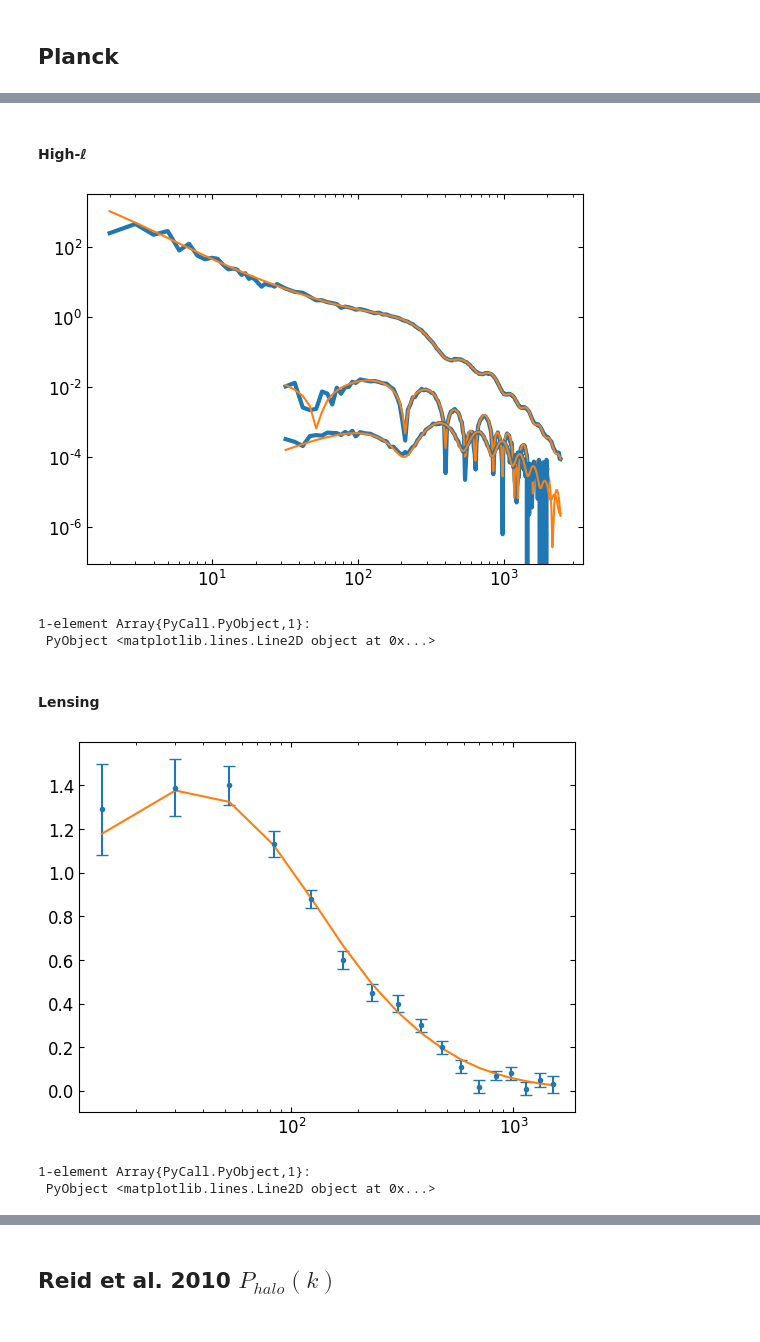
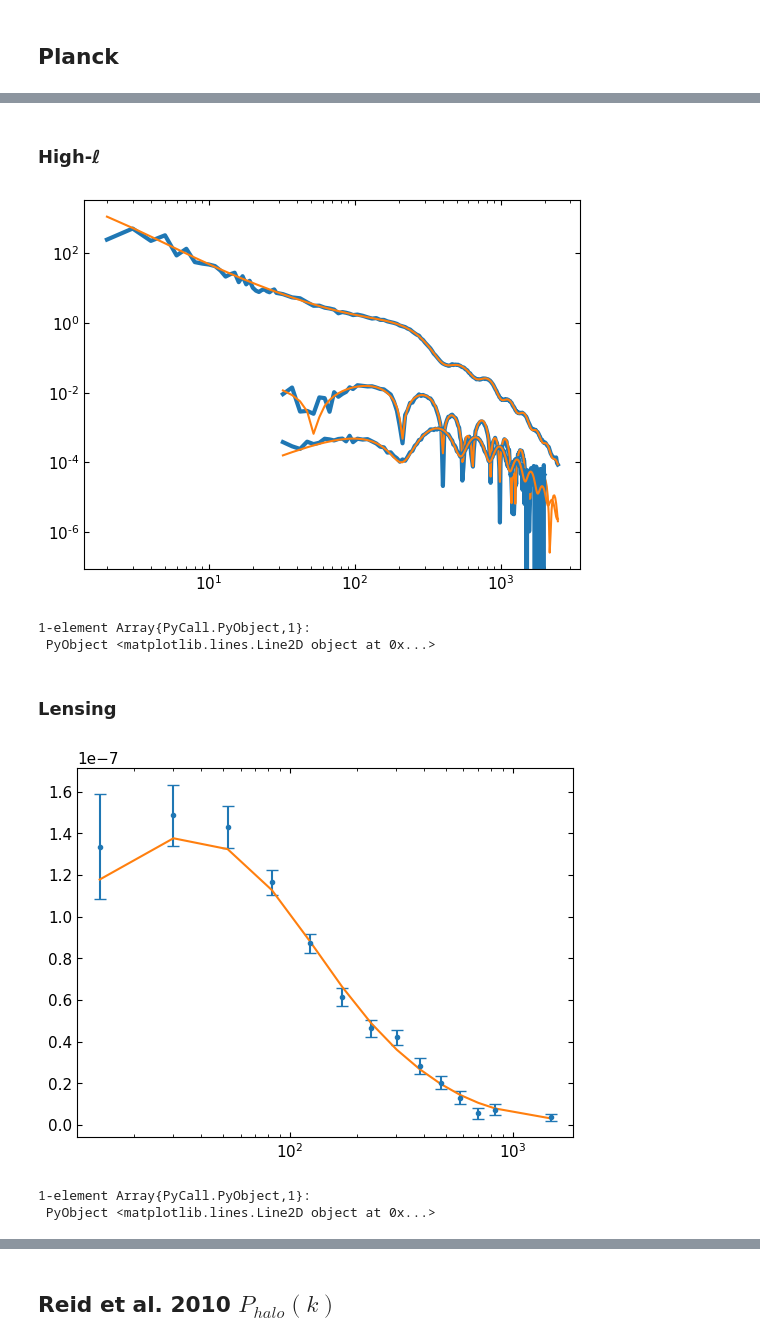
Before and after one commit to marius311/mpk_compilation, a Jupyter notebook: shared/tegfig.ipynb, the cells around one changed output, grey strips where cells are left out. Saved outputs shown, nothing was run; the diff lists cells and outputs as text; code cells hidden in the pictures.

```diff
--- a/shared/tegfig.ipynb
+++ b/shared/tegfig.ipynb
@@ -22,0 +52,8 @@ T₀  = 2.7255;
+# %%
+p = camb.set_params(
+    As=Aₛ, ns=nₛ, H0=H₀, ombh2=ωb, omch2=ωc, tau=τ, mnu=Σmν,
+    pivot_scalar=kₚ, AccuracyBoost=2, lSampleBoost=50, TCMB=T₀, redshifts=z, k_eta_fac=10, lmax=2600
+)
+r = camb.get_results(p)
+t = r[:get_cmb_transfer_data]()
+mt = r[:get_matter_transfer_data]();
@@ -22,0 +62,7 @@ T₀  = 2.7255;
+# %%
+ℓ = 1:2508
+toCℓ = @. 1/(ℓ*(ℓ+1)/(2π))
+CℓTT = @. 1e12*T₀^2 * r[:get_unlensed_scalar_cls](2508)[2:end,1] * toCℓ
+CℓEE = @. 1e12*T₀^2 * r[:get_unlensed_scalar_cls](2508)[2:end,2] * toCℓ
+CℓTE = @. 1e12*T₀^2 * r[:get_unlensed_scalar_cls](2508)[2:end,4] * toCℓ
+Cℓϕϕ = @. r[:get_lens_potential_cls](2508)[2:end,1] / ((ℓ*(ℓ+1))^2/(2π));
@@ -39,7 +141,0 @@ WARNING:root:accuracy parameters are changed globally, not yet per parameter set
-# %%
-ℓs = 1:2508
-toCℓ = @. 1/(ℓs*(ℓs+1)/(2π))
-CℓTT = @. 1e12*T₀^2 * r[:get_unlensed_scalar_cls](2508)[2:end,1] * toCℓ
-CℓEE = @. 1e12*T₀^2 * r[:get_unlensed_scalar_cls](2508)[2:end,2] * toCℓ
-CℓTE = @. 1e12*T₀^2 * r[:get_unlensed_scalar_cls](2508)[2:end,4] * toCℓ
-Cℓϕϕ = @. r[:get_lens_potential_cls](2508)[2:end,1] / ((ℓs*(ℓs+1))^2/(2π));
@@ -111,4 +147,4 @@ close(f)
 # %% [markdown]
-#### High-ℓ
+### High-ℓ
 # %%
 # the binning specification
@@ -142,31 +177,39 @@ B_planck_TT = [[zeros(1,28); eye(2507,28)] B_high]
 nbinsTT = size(B_planck_TT,2);
 nbinsEE = size(B_high,2);
 # %%
+let ℓ=1:2508
 #check we loaded everything right
-loglog((B_planck_TT'*ℓs), d_planck_TT, C="C0", lw=3)
-plot(B_planck_TT'*ℓs, B_planck_TT'*CℓTT,c="C1")
+loglog((B_planck_TT'*ℓ), d_planck_TT, C="C0", lw=3)
+plot(B_planck_TT'*ℓ, B_planck_TT'*CℓTT,c="C1")
 
-loglog((B_high'*ℓs)[1:199], abs.(d_high_TE), c="C0", lw=3)
-plot(B_high'*ℓs, B_high'*abs.(CℓTE),c="C1")
+loglog((B_high'*ℓ)[1:199], abs.(d_high_TE), c="C0", lw=3)
+plot(B_high'*ℓ, B_high'*abs.(CℓTE),c="C1")
 
-loglog((B_high'*ℓs)[1:199], d_high_EE, c="C0", lw=3)
-plot(B_high'*ℓs, B_high'*CℓEE,c="C1")
+loglog((B_high'*ℓ)[1:199], d_high_EE, c="C0", lw=3)
+plot(B_high'*ℓ, B_high'*CℓEE,c="C1")
+end
 # %% [output]
-[figure, old version]
+[figure, new version]
 1-element Array{PyCall.PyObject,1}:
  PyObject <matplotlib.lines.Line2D object at 0x...>
 # %% [markdown]
-#### Lensing
+### Lensing
 # %%
 d = readdlm("../dat/lensing_aggress.dat")[1:end-2,:];
 d_ϕϕ = d[:,3]
 Σ_ϕϕ = diagm(d[:,4].^2)
 blmin,blmax = Int.(d[:,1]), Int.(d[:,2])
 B_ϕϕ = hcat([(r=zeros(2508); r[lmin:lmax]=1/(lmax-lmin+1); r) for (lmin,lmax) in zip(blmin,blmax)]...);
+# %%
+d = readdlm("dat/planck_lensing_2017/smicadx12_Dec5_ftl_mv2_ndclpp_p_teb_agr2_bandpowers.dat")
+d_ϕϕ = d[:,5]
+Σ_ϕϕ = diagm(d[:,6].^2)
+blmin,blmax = Int.(d[:,2]), Int.(d[:,3])
+B_ϕϕ = hcat([(r=zeros(2508); r[lmin:lmax]=1/(lmax-lmin+1); r) for (lmin,lmax) in zip(blmin,blmax)]...);
 # %%
 errorbar((blmin+blmax)/2, d_ϕϕ, sqrt.(diag(Σ_ϕϕ)),marker=".",ls="")
-semilogx((blmin+blmax)/2, B_ϕϕ' * (@. 1e7 * Cℓϕϕ * (ℓs*(ℓs+1))^2/(2π)))
+semilogx((blmin+blmax)/2, B_ϕϕ' * (@. Cℓϕϕ * (ℓ*(ℓ+1))^2/(2π)))
 # %% [output]
-[figure, old version]
+[figure, new version]
 1-element Array{PyCall.PyObject,1}:
  PyObject <matplotlib.lines.Line2D object at 0x...>
```
Also changed, not shown: parts of 88 cells of this notebook, 1 other file.
